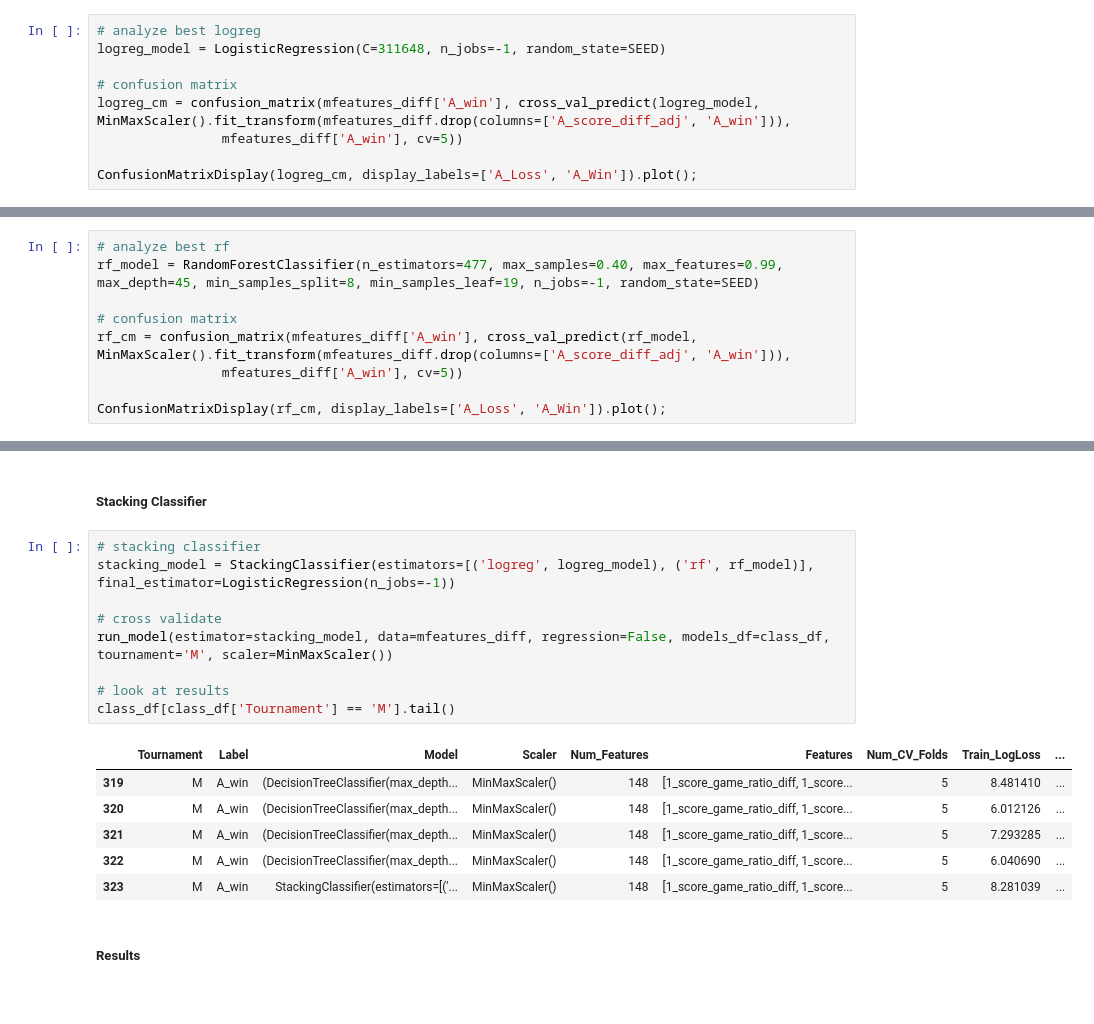
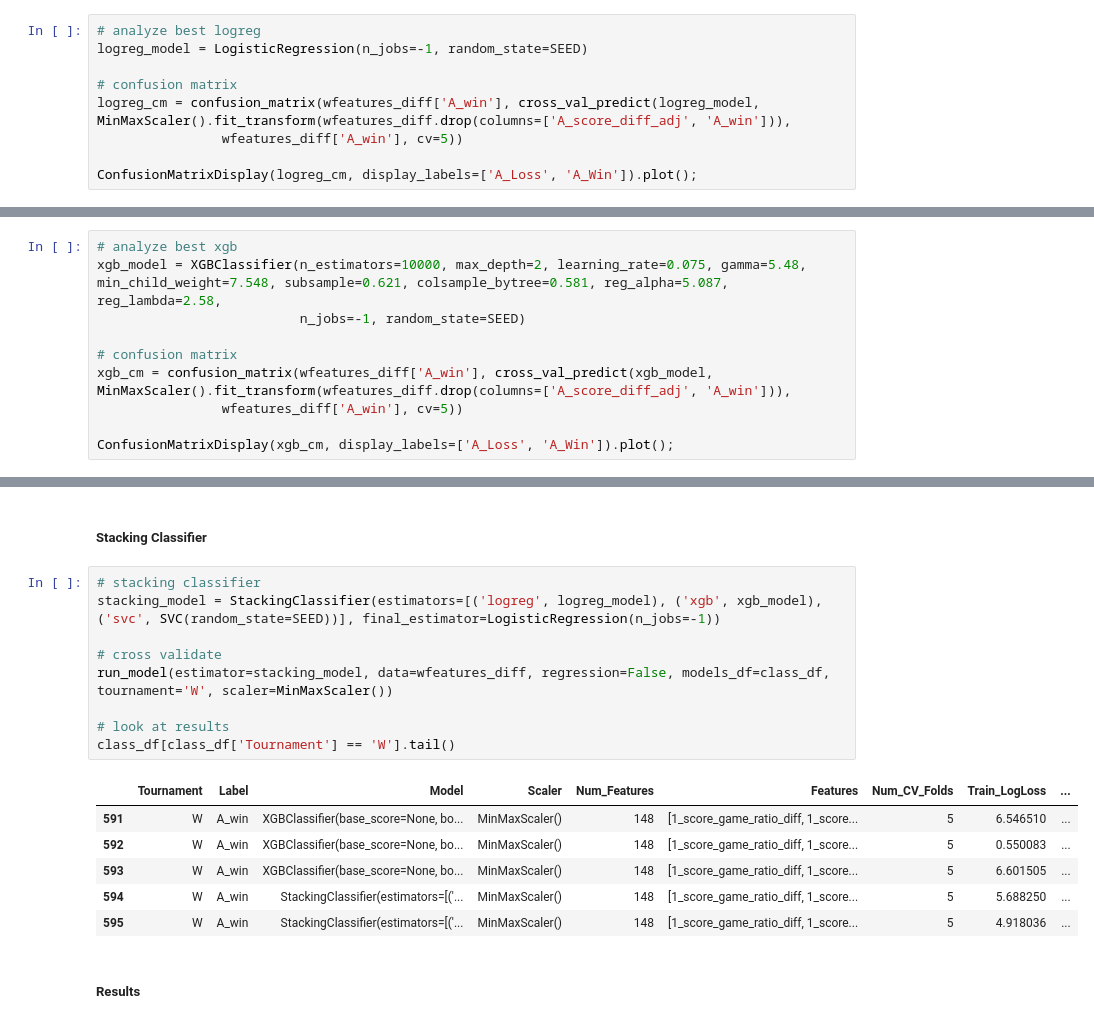
Before and after one commit to heefjones/march_madness, a Jupyter notebook: preds_detailed.ipynb, the cells around one changed output, grey strips where cells are left out. Drawn from its saved outputs; the diff is of its cells as text.

```diff
--- a/preds_detailed.ipynb
+++ b/preds_detailed.ipynb
@@ -1315,10 +1240,10 @@ A_win
 # %%
 # analyze best logreg
-logreg_model = LogisticRegression(C=311648, n_jobs=-1, random_state=SEED)
+logreg_model = LogisticRegression(n_jobs=-1, random_state=SEED)
 
 # confusion matrix
-logreg_cm = confusion_matrix(mfeatures_diff['A_win'], cross_val_predict(logreg_model, MinMaxScaler().fit_transform(mfeatures_diff.drop(columns=['A_score_diff_adj', 'A_win'])),
-                mfeatures_diff['A_win'], cv=5))
+logreg_cm = confusion_matrix(wfeatures_diff['A_win'], cross_val_predict(logreg_model, MinMaxScaler().fit_transform(wfeatures_diff.drop(columns=['A_score_diff_adj', 'A_win'])),
+                wfeatures_diff['A_win'], cv=5))
 
 ConfusionMatrixDisplay(logreg_cm, display_labels=['A_Loss', 'A_Win']).plot();
 # %% [output]
@@ -1326,10 +1251,11 @@ ConfusionMatrixDisplay(logreg_cm, display_labels=['A_Loss', 'A_Win']).plot();
 # %%
-# analyze best rf
-rf_model = RandomForestClassifier(n_estimators=477, max_samples=0.40, max_features=0.99, max_depth=45, min_samples_split=8, min_samples_leaf=19, n_jobs=-1, random_state=SEED)
+# analyze best xgb
+xgb_model = XGBClassifier(n_estimators=10000, max_depth=2, learning_rate=0.075, gamma=5.48, min_child_weight=7.548, subsample=0.621, colsample_bytree=0.581, reg_alpha=5.087, reg_lambda=2.58,
+                          n_jobs=-1, random_state=SEED)
 
 # confusion matrix
-rf_cm = confusion_matrix(mfeatures_diff['A_win'], cross_val_predict(rf_model, MinMaxScaler().fit_transform(mfeatures_diff.drop(columns=['A_score_diff_adj', 'A_win'])),
-                mfeatures_diff['A_win'], cv=5))
+xgb_cm = confusion_matrix(wfeatures_diff['A_win'], cross_val_predict(xgb_model, MinMaxScaler().fit_transform(wfeatures_diff.drop(columns=['A_score_diff_adj', 'A_win'])),
+                wfeatures_diff['A_win'], cv=5))
 
-ConfusionMatrixDisplay(rf_cm, display_labels=['A_Loss', 'A_Win']).plot();
+ConfusionMatrixDisplay(xgb_cm, display_labels=['A_Loss', 'A_Win']).plot();
 # %% [output]
@@ -1339,20 +1264,20 @@ ConfusionMatrixDisplay(rf_cm, display_labels=['A_Loss', 'A_Win']).plot();
 ##### Stacking Classifier
 # %%
 # stacking classifier
-stacking_model = StackingClassifier(estimators=[('logreg', logreg_model), ('rf', rf_model)], final_estimator=LogisticRegression(n_jobs=-1))
+stacking_model = StackingClassifier(estimators=[('logreg', logreg_model), ('xgb', xgb_model), ('svc', SVC(random_state=SEED))], final_estimator=LogisticRegression(n_jobs=-1))
 
 # cross validate
-run_model(estimator=stacking_model, data=mfeatures_diff, regression=False, models_df=class_df, tournament='M', scaler=MinMaxScaler())
+run_model(estimator=stacking_model, data=wfeatures_diff, regression=False, models_df=class_df, tournament='W', scaler=MinMaxScaler())
 
 # look at results
-class_df[class_df['Tournament'] == 'M'].tail()
+class_df[class_df['Tournament'] == 'W'].tail()
 # %% [output]
 |  | Tournament | Label | Model | Scaler | Num_Features | Features | Num_CV_Folds | Train_LogLoss | ... |
-| 319 | M | A_win | (DecisionTreeClassifier(max_depth... | MinMaxScaler() | 148 | [1_score_game_ratio_diff, 1_score... | 5 | 8.481410 | ... |
-| 320 | M | A_win | (DecisionTreeClassifier(max_depth... | MinMaxScaler() | 148 | [1_score_game_ratio_diff, 1_score... | 5 | 6.012126 | ... |
-| 321 | M | A_win | (DecisionTreeClassifier(max_depth... | MinMaxScaler() | 148 | [1_score_game_ratio_diff, 1_score... | 5 | 7.293285 | ... |
-| 322 | M | A_win | (DecisionTreeClassifier(max_depth... | MinMaxScaler() | 148 | [1_score_game_ratio_diff, 1_score... | 5 | 6.040690 | ... |
-| 323 | M | A_win | StackingClassifier(estimators=[('... | MinMaxScaler() | 148 | [1_score_game_ratio_diff, 1_score... | 5 | 8.281039 | ... |
+| 591 | W | A_win | XGBClassifier(base_score=None, bo... | MinMaxScaler() | 148 | [1_score_game_ratio_diff, 1_score... | 5 | 6.546510 | ... |
+| 592 | W | A_win | XGBClassifier(base_score=None, bo... | MinMaxScaler() | 148 | [1_score_game_ratio_diff, 1_score... | 5 | 0.550083 | ... |
+| 593 | W | A_win | XGBClassifier(base_score=None, bo... | MinMaxScaler() | 148 | [1_score_game_ratio_diff, 1_score... | 5 | 6.601505 | ... |
+| 594 | W | A_win | StackingClassifier(estimators=[('... | MinMaxScaler() | 148 | [1_score_game_ratio_diff, 1_score... | 5 | 5.688250 | ... |
+| 595 | W | A_win | StackingClassifier(estimators=[('... | MinMaxScaler() | 148 | [1_score_game_ratio_diff, 1_score... | 5 | 4.918036 | ... |
 # %% [markdown]
 ##### Results
 # %%
```
Also changed, not shown: parts of 14 cells of this notebook, 3 other files.
